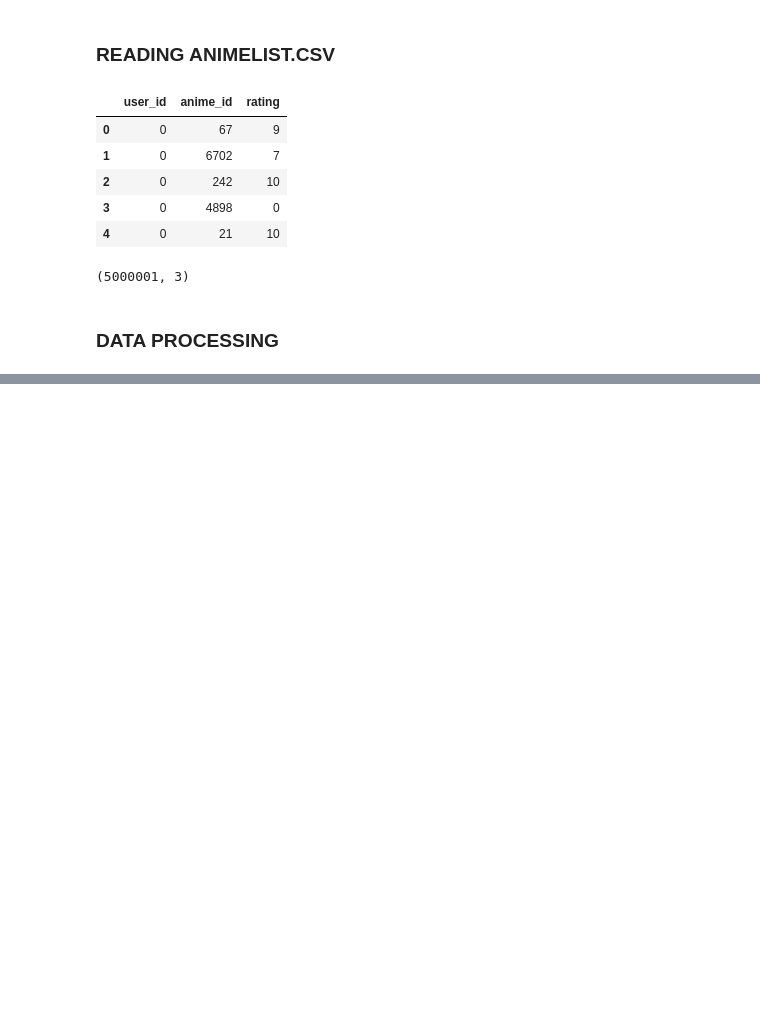
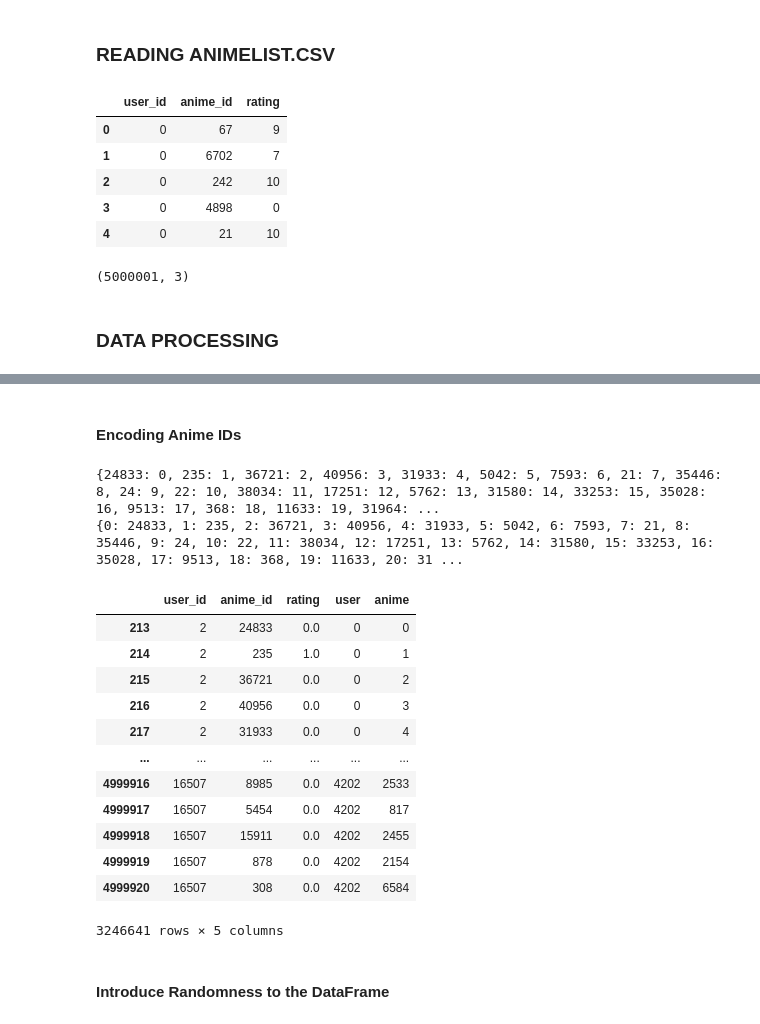
Before and after one commit to JoeUzo/MLOps-Anime-Recommender, a Jupyter notebook: notebook/recommender.ipynb, the cells around one changed output, grey strips where cells are left out. Saved outputs shown, nothing was run; the diff lists cells and outputs as text; code cells hidden in the pictures; blank space fills up the shorter version.

```diff
--- a/notebook/recommender.ipynb
+++ b/notebook/recommender.ipynb
@@ -58,0 +109,2 @@ rating_df.shape
+# %%
+rating_df["rating"] = rating_df["rating"].apply(lambda x: (x-min_rating)/(max_rating-min_rating)).values.astype(np.float64)
@@ -58,0 +133,4 @@ rating_df.shape
+# %%
+user_id = rating_df["user_id"].unique().tolist()
+user2user_encoded = {x: i for i, x in  enumerate(user_id)}
+user2user_decoded = {i: x for i, x in  enumerate(user_id)}
@@ -58,0 +147,3 @@ rating_df.shape
+# %%
+rating_df["user"] = rating_df["user_id"].map(user2user_encoded)
+rating_df
@@ -58,0 +164,32 @@ rating_df.shape
+# %% [markdown]
+#### Encoding Anime IDs
+# %%
+anime_id = rating_df["anime_id"].unique().tolist()
+anime2anime_encoded = {x: i for i, x in enumerate(anime_id)}
+anime2anime_decoded = {i: x for i, x in enumerate(anime_id)}
+# %%
+print(anime2anime_encoded)
+print(anime2anime_decoded)
+print(len(anime2anime_encoded))
+# %% [output]
+{24833: 0, 235: 1, 36721: 2, 40956: 3, 31933: 4, 5042: 5, 7593: 6, 21: 7, 35446: 8, 24: 9, 22: 10, 38034: 11, 17251: 12, 5762: 13, 31580: 14, 33253: 15, 35028: 16, 9513: 17, 368: 18, 11633: 19, 31964: ...
+{0: 24833, 1: 235, 2: 36721, 3: 40956, 4: 31933, 5: 5042, 6: 7593, 7: 21, 8: 35446, 9: 24, 10: 22, 11: 38034, 12: 17251, 13: 5762, 14: 31580, 15: 33253, 16: 35028, 17: 9513, 18: 368, 19: 11633, 20: 31 ...
+# %%
+rating_df["anime"] = rating_df["anime_id"].map(anime2anime_encoded)
+rating_df
+# %% [output]
+|  | user_id | anime_id | rating | user | anime |
+| 213 | 2 | 24833 | 0.0 | 0 | 0 |
+| 214 | 2 | 235 | 1.0 | 0 | 1 |
+| 215 | 2 | 36721 | 0.0 | 0 | 2 |
+| 216 | 2 | 40956 | 0.0 | 0 | 3 |
+| 217 | 2 | 31933 | 0.0 | 0 | 4 |
+| ... | ... | ... | ... | ... | ... |
+| 4999916 | 16507 | 8985 | 0.0 | 4202 | 2533 |
+| 4999917 | 16507 | 5454 | 0.0 | 4202 | 817 |
+| 4999918 | 16507 | 15911 | 0.0 | 4202 | 2455 |
+| 4999919 | 16507 | 878 | 0.0 | 4202 | 2154 |
+| 4999920 | 16507 | 308 | 0.0 | 4202 | 6584 |
+3246641 rows × 5 columns
+# %% [markdown]
+#### Introduce Randomness to the DataFrame
```
Also changed, not shown: parts of 45 cells of this notebook, 1 other file.
